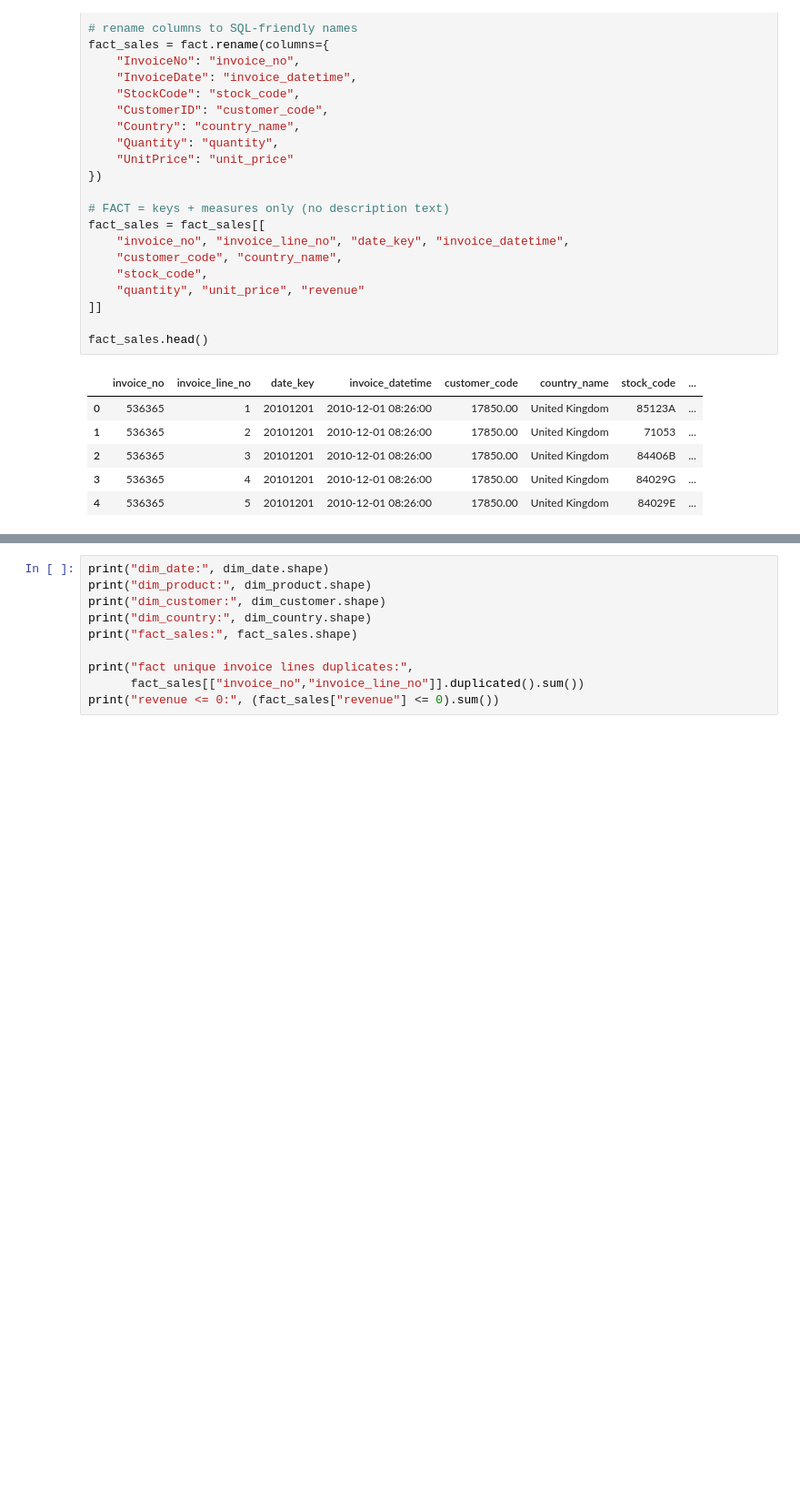
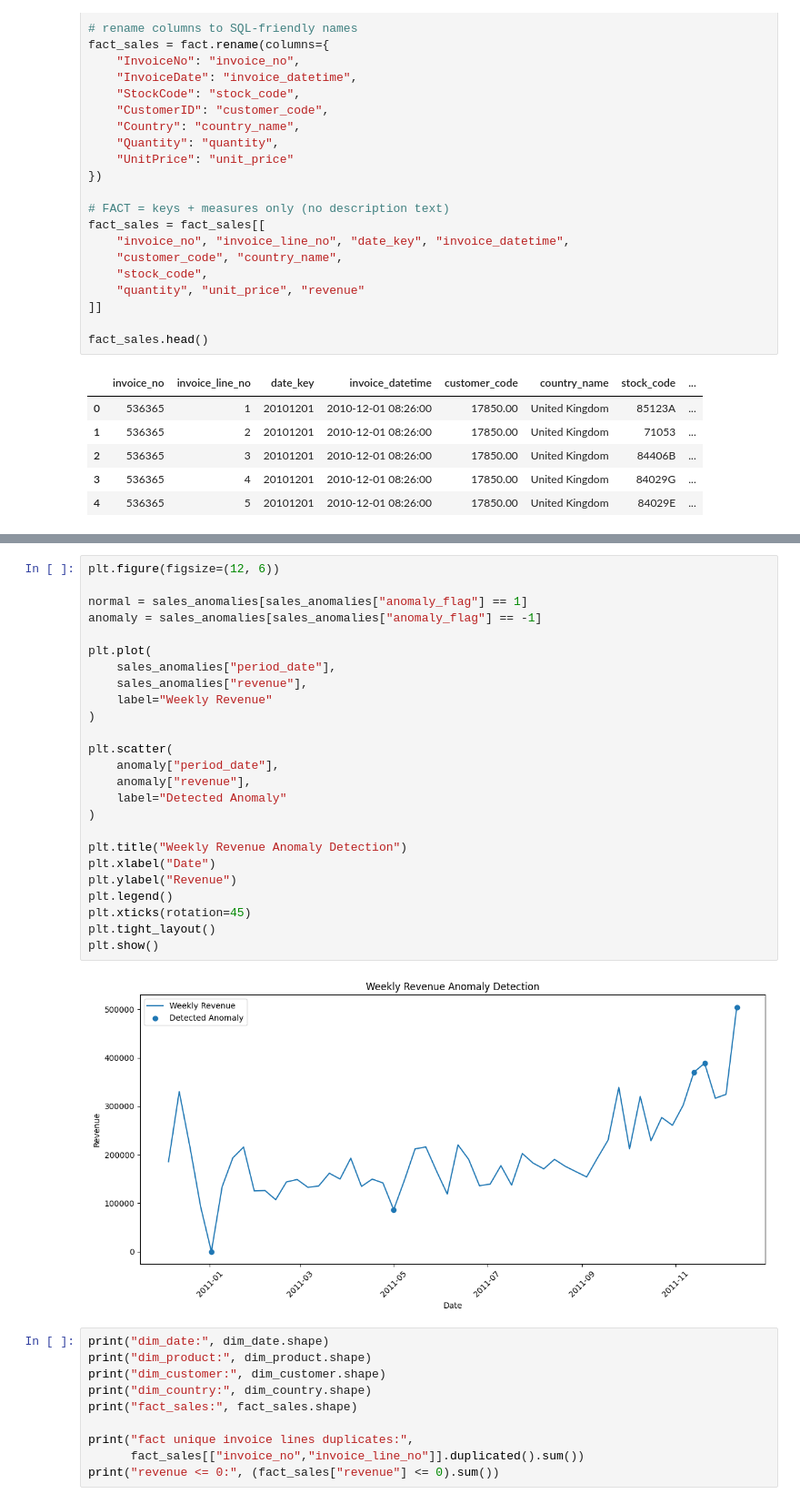
Before and after one commit to PurnaV6/retail-sales-analytics-powerbi-sql, a Jupyter notebook: Notebooks/01_data_loading.ipynb, the cells around one changed output, grey strips where cells are left out. Shown at 91% size. Drawn from its saved outputs; the diff is of its cells as text; blank space fills up the shorter version.

```diff
--- a/Notebooks/01_data_loading.ipynb
+++ b/Notebooks/01_data_loading.ipynb
@@ -243,3 +605,30 @@ fact_sales.head()
+# %%
+plt.figure(figsize=(12, 6))
+
+normal = sales_anomalies[sales_anomalies["anomaly_flag"] == 1]
+anomaly = sales_anomalies[sales_anomalies["anomaly_flag"] == -1]
+
+plt.plot(
+    sales_anomalies["period_date"],
+    sales_anomalies["revenue"],
+    label="Weekly Revenue"
+)
+
+plt.scatter(
+    anomaly["period_date"],
+    anomaly["revenue"],
+    label="Detected Anomaly"
+)
+
+plt.title("Weekly Revenue Anomaly Detection")
+plt.xlabel("Date")
+plt.ylabel("Revenue")
+plt.legend()
+plt.xticks(rotation=45)
+plt.tight_layout()
+plt.show()
+# %% [output]
+[figure, added]
 # %%
 print("dim_date:", dim_date.shape)
 print("dim_product:", dim_product.shape)
```
Also changed, not shown: parts of 29 cells of this notebook.
